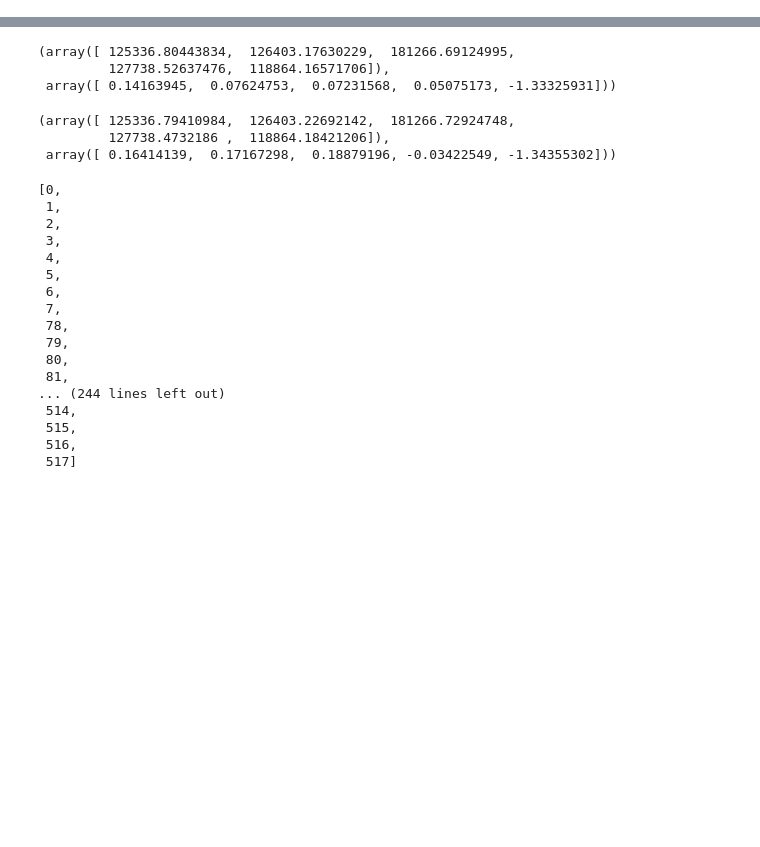
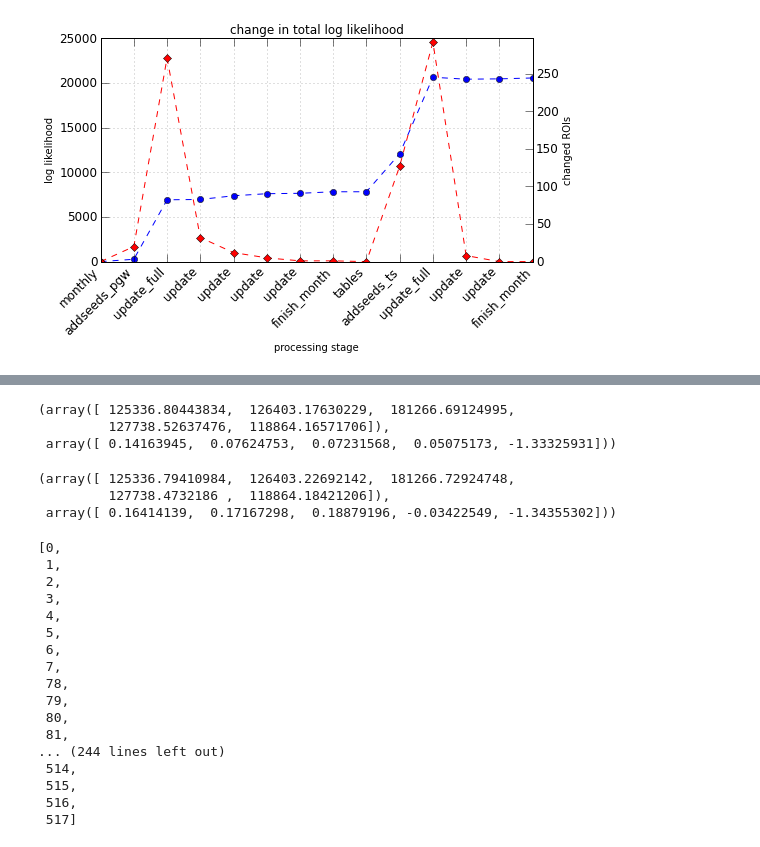
Before and after one commit to tburnett/Fermi-LAT, a Jupyter notebook: dev/analyze counts.ipynb, the cells around one changed output, grey strips where cells are left out. Cells and saved outputs as stored; diff of their text form; code cells hidden in the pictures; blank space fills up the shorter version.

```diff
--- a/dev/analyze counts.ipynb
+++ b/dev/analyze counts.ipynb
@@ -13,4 +15,27 @@ unpacking file /nfs/farm/g/glast/g/catalog/pointlike/skymodels/P301_6years/uw969
 Extracting history info from the ROI analysises
+# %%
+def loglikelihood(self):
+    """log likelihood
+
+    Progression of the log likelihood for the processing stages
+    """
+    fig, ax = plt.subplots(1,1, figsize=(8,4))
+    ds=self.sinfo.delta_sum
+    x = range(len(self.sinfo))
+    ax.plot( x, np.cumsum(ds), 'o--');
+    ax.set_xticks(x)
+    ax.set_xticklabels(list(self.sinfo.stage), rotation=45, va='top', ha='right')
+    plt.setp(ax, xlim=(x[0]-0.5, x[-1]+0.5),
+             title='change in total log likelihood', xlabel='processing stage', ylabel='log likelihood')
+    ax.grid(True, alpha=0.5)
+    axr = ax.twinx()
+    plt.setp(axr, ylabel='changed ROIs', ylim=(0,self.sinfo.gt10.max()+5) )
+    axr.plot( x, self.sinfo.gt10, 'Dr--')
+    return fig
+
+loglikelihood(self);
+# %% [output]
+[figure, added]
 # %%
 self.all_plots()
 # %% [output]
```
Also changed, not shown: parts of 7 cells of this notebook.
